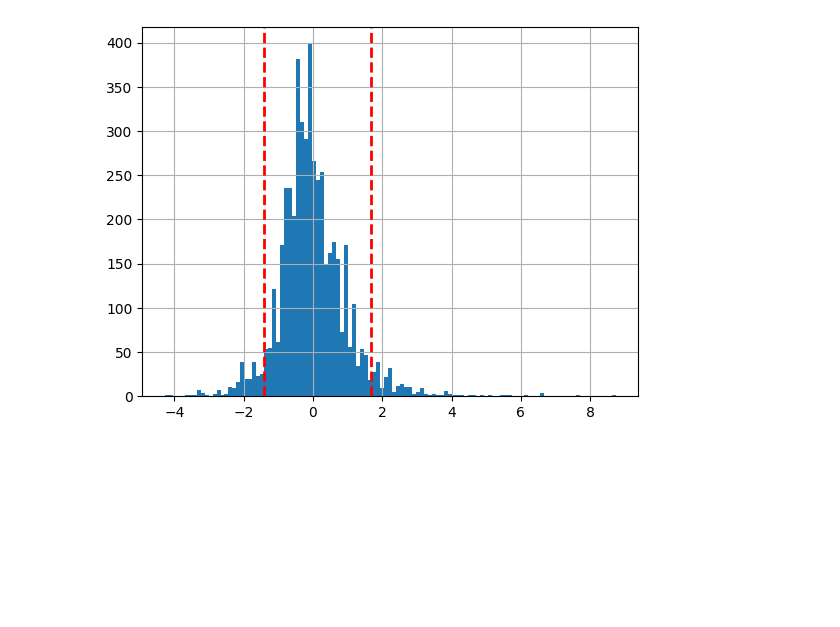
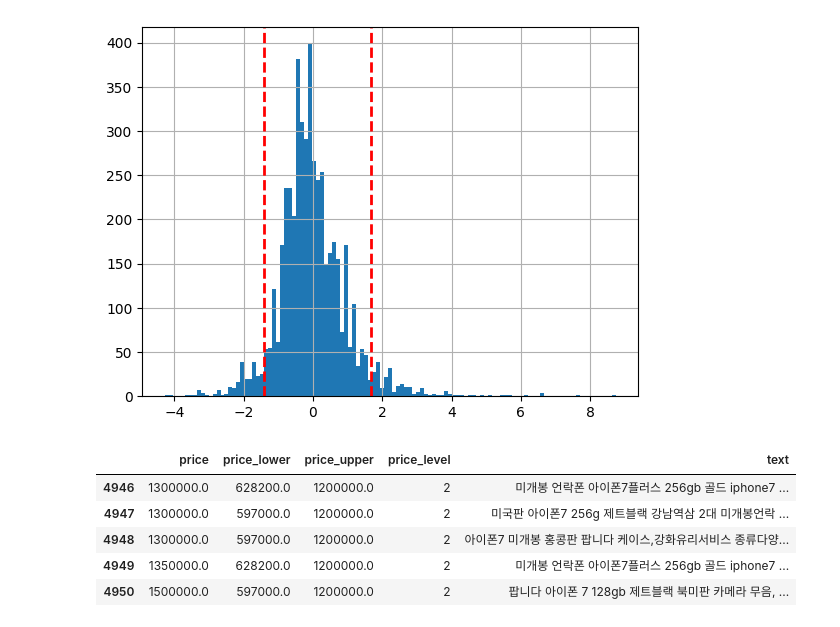
Before and after one commit to leekyuyoung202306/PYTHON, a Jupyter notebook: 12주차/[12주차]데이터분석04.ipynb, the cells around one changed output. Cells and saved outputs as stored; diff of their text form; code cells hidden in the pictures; blank space fills up the shorter version.

```diff
--- a/12주차/[12주차]데이터분석04.ipynb
+++ b/12주차/[12주차]데이터분석04.ipynb
@@ -315,3 +315,16 @@ def get_price_level(price,lower,upper):
     return "1"
   else:
     return "0"
+# %%
+df['price_lower'] = df.groupby('phone_model_detail')['price'].transform(lambda x : x.quantile(0.05))
+df['price_upper'] = df.groupby('phone_model_detail')['price'].transform(lambda x : x.quantile(0.95))
+df['price_level'] = df.apply(lambda x : get_price_level(x['price'],x['price_lower'],x['price_upper']), axis=1 )
+# %%
+df[['price','price_lower','price_upper','price_level','text']].tail()
+# %% [output]
+|  | price | price_lower | price_upper | price_level | text |
+| 4946 | 1300000.0 | 628200.0 | 1200000.0 | 2 | 미개봉 언락폰 아이폰7플러스 256gb 골드 iphone7 ... |
+| 4947 | 1300000.0 | 597000.0 | 1200000.0 | 2 | 미국판 아이폰7 256g 제트블랙 강남역삼 2대 미개봉언락 ... |
+| 4948 | 1300000.0 | 597000.0 | 1200000.0 | 2 | 아이폰7 미개봉 홍콩판 팝니다 케이스,강화유리서비스 종류다양... |
+| 4949 | 1350000.0 | 628200.0 | 1200000.0 | 2 | 미개봉 언락폰 아이폰7플러스 256gb 골드 iphone7 ... |
+| 4950 | 1500000.0 | 597000.0 | 1200000.0 | 2 | 팝니다 아이폰 7 128gb 제트블랙 북미판 카메라 무음, ... |
```
Also changed, not shown: parts of 9 cells of this notebook.
